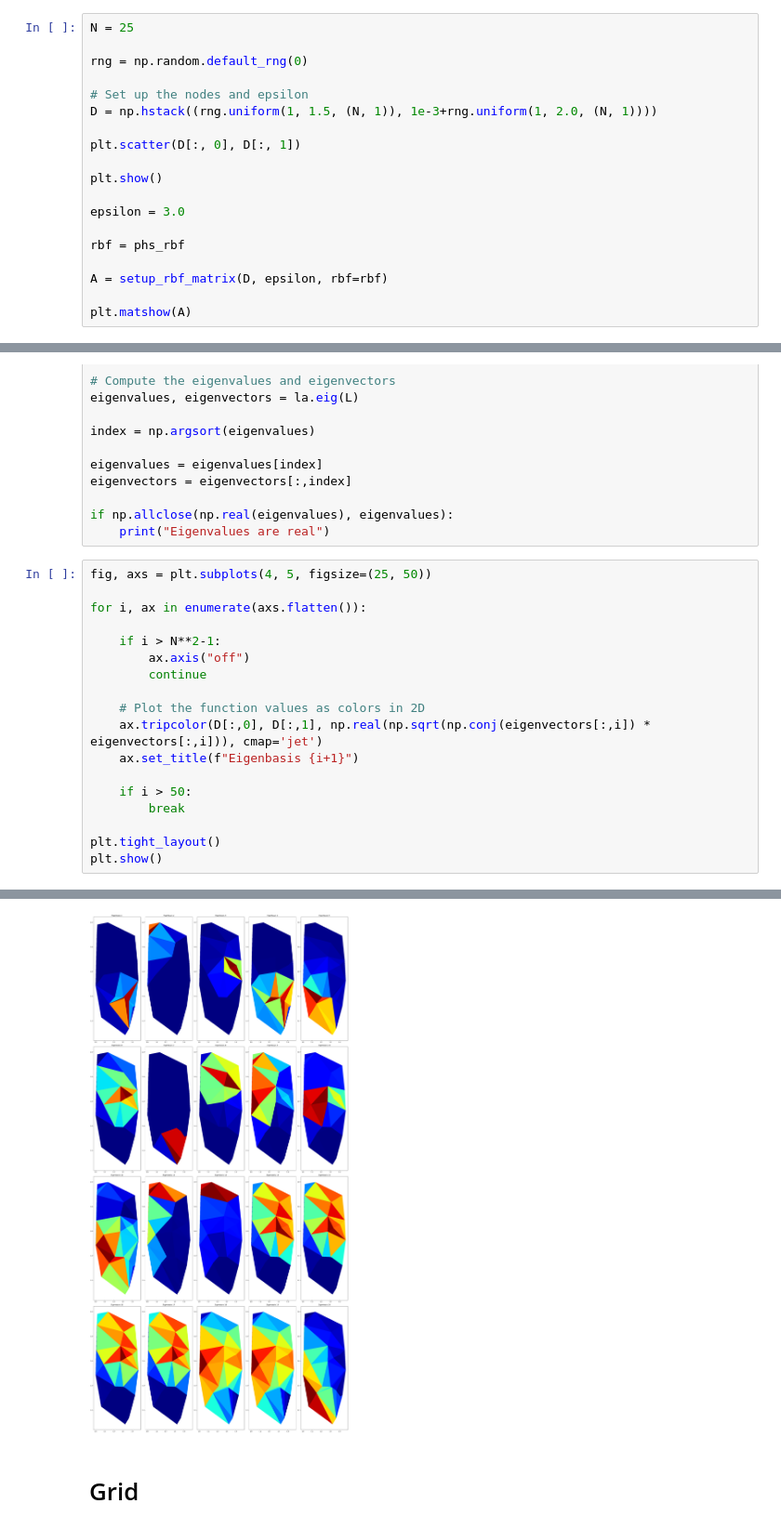
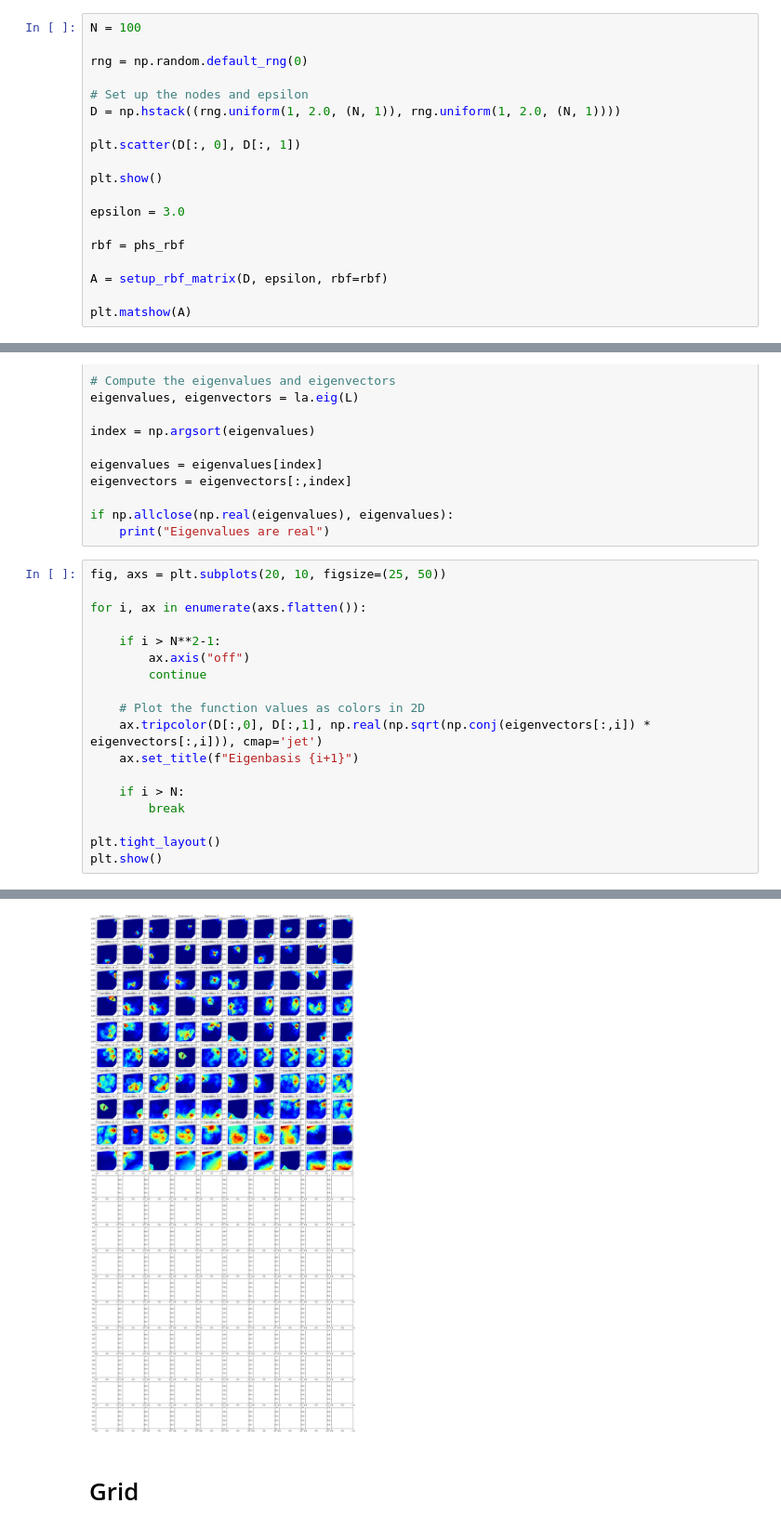
Before and after one commit to kvndhrty/RBF-FDax, a Jupyter notebook: notebooks/rbf_dev_2d.ipynb, the cells around one changed output, grey strips where cells are left out. Shown at 93% size. Drawn from its saved outputs; the diff is of its cells as text.

```diff
--- a/notebooks/rbf_dev_2d.ipynb
+++ b/notebooks/rbf_dev_2d.ipynb
@@ -11,12 +9,12 @@ ModuleNotFoundError: No module named 'src'
 # %% [markdown]
 # Mesh
 # %%
-N = 25
+N = 100
 
 rng = np.random.default_rng(0)
 
 # Set up the nodes and epsilon
-D = np.hstack((rng.uniform(1, 1.5, (N, 1)), 1e-3+rng.uniform(1, 2.0, (N, 1))))
+D = np.hstack((rng.uniform(1, 2.0, (N, 1)), rng.uniform(1, 2.0, (N, 1))))
 
 plt.scatter(D[:, 0], D[:, 1])
 
@@ -50,7 +48,7 @@ eigenvectors = eigenvectors[:,index]
 if np.allclose(np.real(eigenvalues), eigenvalues):
     print("Eigenvalues are real")
 # %%
-fig, axs = plt.subplots(4, 5, figsize=(25, 50))
+fig, axs = plt.subplots(20, 10, figsize=(25, 50))
 
 for i, ax in enumerate(axs.flatten()):
 
@@ -62,7 +60,7 @@ for i, ax in enumerate(axs.flatten()):
     ax.tripcolor(D[:,0], D[:,1], np.real(np.sqrt(np.conj(eigenvectors[:,i]) * eigenvectors[:,i])), cmap='jet')
     ax.set_title(f"Eigenbasis {i+1}")
 
-    if i > 50:
+    if i > N:
         break
 
 plt.tight_layout()
@@ -71,4 +70,4 @@ plt.show()
-[figure, old version]
+[figure, new version]
 # %% [markdown]
 # Grid
 # %%
```
Also changed, not shown: parts of 9 cells of this notebook, 3 other files.
